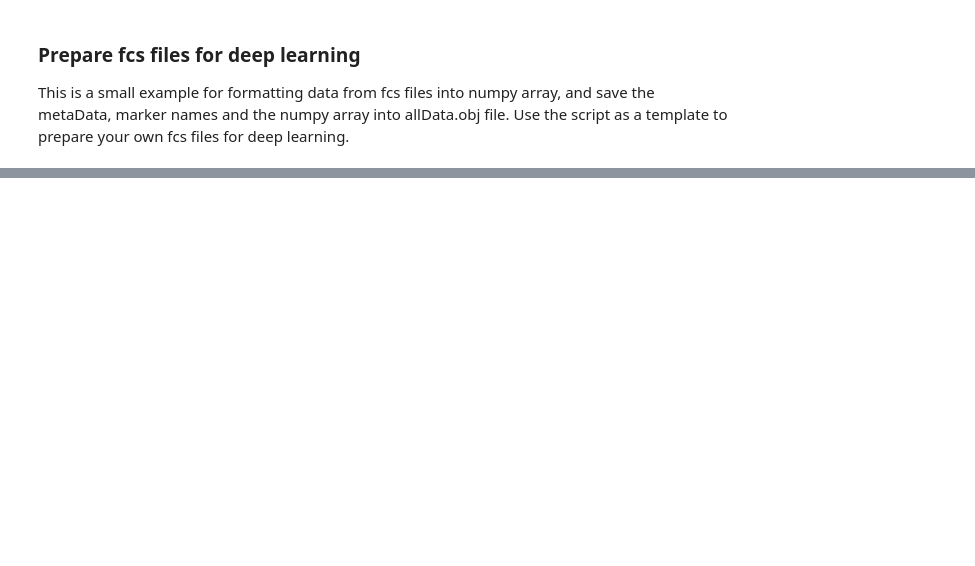
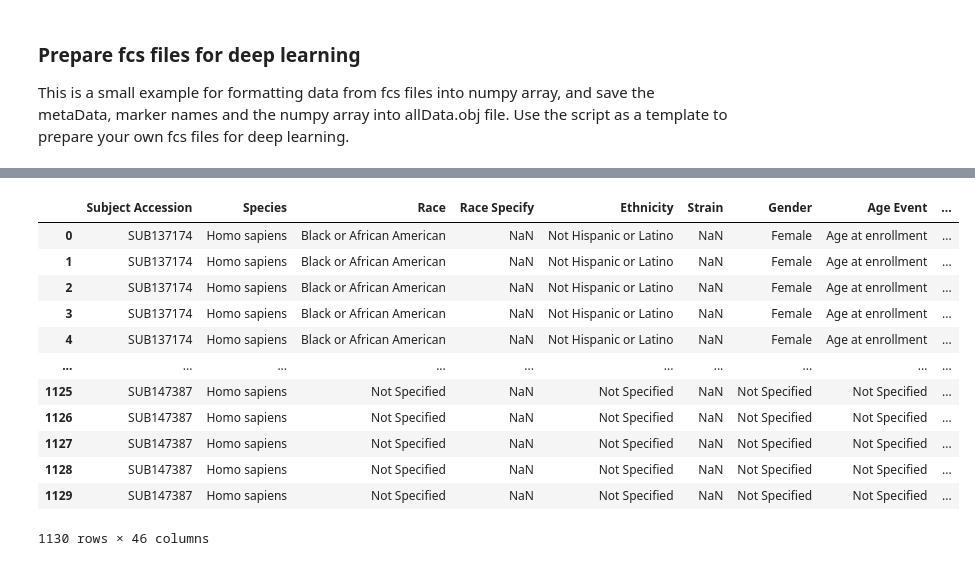
Before and after one commit to InSilicoSolutions/DeepLearningCyTOF, a Jupyter notebook: FCS_to_Array/import.ipynb, the cells around one changed output, grey strips where cells are left out. Drawn from its saved outputs; the diff is of its cells as text; code cells hidden in the pictures; blank space fills up the shorter version.

```diff
--- a/FCS_to_Array/import.ipynb
+++ b/FCS_to_Array/import.ipynb
@@ -43,14 +50,29 @@ def import_fcs(fcs_path):
           "expr = as.data.frame(expr);"
          )
     expr =  r(r_code)
-    return pandas2ri.rpy2py(expr)
+    df = pandas2ri.rpy2py(expr)
+    df.columns = pd.Series([re.sub('\s*/\s*','/',_) for _ in df.columns])
+    df.drop(columns=['TIME'], inplace=True)
+    return df
 
 def write_dataframe(fcs_path):
     df = import_fcs(fcs_path)
     wf = fcs2pkl_filename(fcs_path)
+    print(wf)
     df.to_pickle(wf)
 
 def load_dataframe(fcs_path):
     pkl = fcs2pkl_filename(fcs_path)
     return pd.read_pickle(pkl)
+
+def read_df_metadata(arguments):
+    mfest_index = arguments[0]
+    pkl_path = arguments[1].pkl
+    df = pd.read_pickle(pkl_path)
+    return {
+        'i': mfest_index,
+        'n_rows': int(df.shape[0]),
+        'n_columns': int(df.shape[1]),
+        'markers': list(df.columns),
+    }
 # %%
@@ -68,0 +121,17 @@ mfest['pkl_exists'] = mfest.apply(lambda row: row['pkl'].exists(), axis=1)
+# %%
+mfest.to_csv('fcs_metadata.csv')
+mfest
+# %% [output]
+|  | Subject Accession | Species | Race | Race Specify | Ethnicity | Strain | Gender | Age Event | ... |
+| 0 | SUB137174 | Homo sapiens | Black or African American | NaN | Not Hispanic or Latino | NaN | Female | Age at enrollment | ... |
+| 1 | SUB137174 | Homo sapiens | Black or African American | NaN | Not Hispanic or Latino | NaN | Female | Age at enrollment | ... |
+| 2 | SUB137174 | Homo sapiens | Black or African American | NaN | Not Hispanic or Latino | NaN | Female | Age at enrollment | ... |
+| 3 | SUB137174 | Homo sapiens | Black or African American | NaN | Not Hispanic or Latino | NaN | Female | Age at enrollment | ... |
+| 4 | SUB137174 | Homo sapiens | Black or African American | NaN | Not Hispanic or Latino | NaN | Female | Age at enrollment | ... |
+| ... | ... | ... | ... | ... | ... | ... | ... | ... | ... |
+| 1125 | SUB147387 | Homo sapiens | Not Specified | NaN | Not Specified | NaN | Not Specified | Not Specified | ... |
+| 1126 | SUB147387 | Homo sapiens | Not Specified | NaN | Not Specified | NaN | Not Specified | Not Specified | ... |
+| 1127 | SUB147387 | Homo sapiens | Not Specified | NaN | Not Specified | NaN | Not Specified | Not Specified | ... |
+| 1128 | SUB147387 | Homo sapiens | Not Specified | NaN | Not Specified | NaN | Not Specified | Not Specified | ... |
+| 1129 | SUB147387 | Homo sapiens | Not Specified | NaN | Not Specified | NaN | Not Specified | Not Specified | ... |
+1130 rows × 46 columns
```
Also changed, not shown: parts of 17 cells of this notebook.
